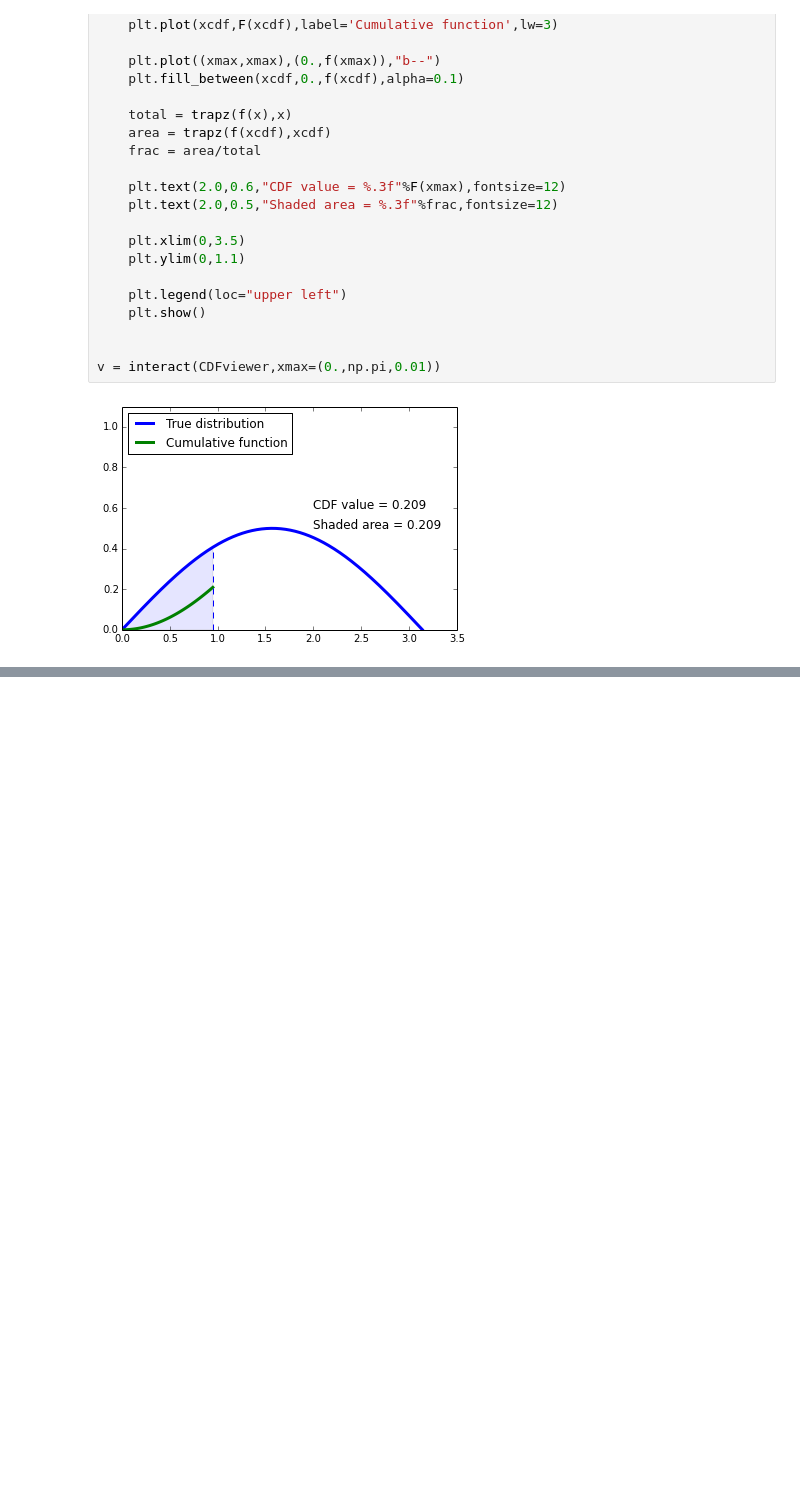
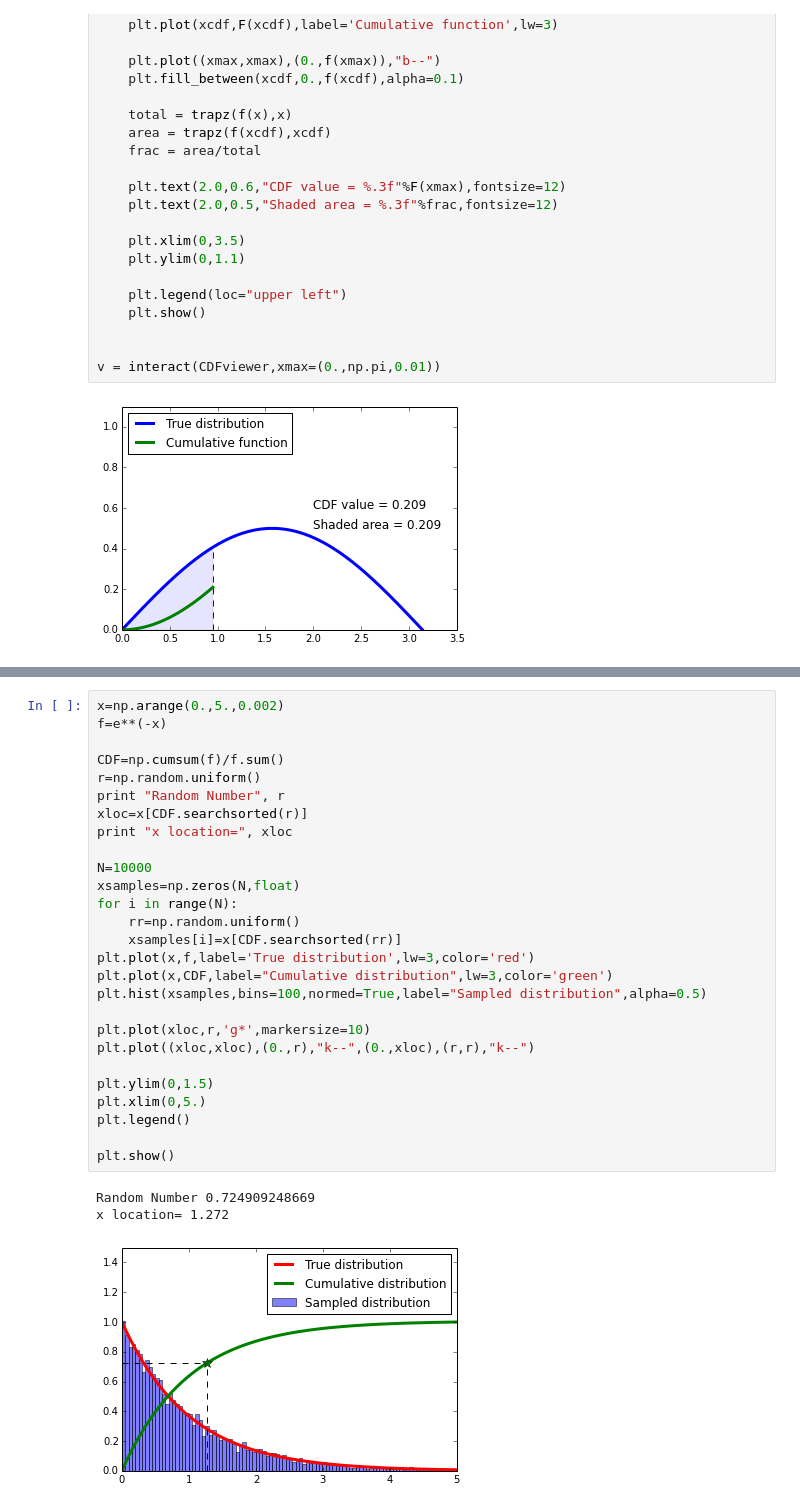
Before and after one commit to jvanstad/PHYS202-S14, a Jupyter notebook: SciPy/RandomAndMCTour.ipynb, the cells around one changed output, grey strips where cells are left out. Saved outputs shown, nothing was run; the diff lists cells and outputs as text; blank space fills up the shorter version.

```diff
--- a/SciPy/RandomAndMCTour.ipynb
+++ b/SciPy/RandomAndMCTour.ipynb
@@ -91,0 +147,31 @@ v = interact(CDFviewer,xmax=(0.,np.pi,0.01))
+# %%
+x=np.arange(0.,5.,0.002)
+f=e**(-x)
+
+CDF=np.cumsum(f)/f.sum()
+r=np.random.uniform()
+print "Random Number", r
+xloc=x[CDF.searchsorted(r)]
+print "x location=", xloc
+
+N=10000
+xsamples=np.zeros(N,float)
+for i in range(N):
+    rr=np.random.uniform()
+    xsamples[i]=x[CDF.searchsorted(rr)]
+plt.plot(x,f,label='True distribution',lw=3,color='red')
+plt.plot(x,CDF,label="Cumulative distribution",lw=3,color='green')
+plt.hist(xsamples,bins=100,normed=True,label="Sampled distribution",alpha=0.5)
+
+plt.plot(xloc,r,'g*',markersize=10)
+plt.plot((xloc,xloc),(0.,r),"k--",(0.,xloc),(r,r),"k--")
+
+plt.ylim(0,1.5)
+plt.xlim(0,5.)
+plt.legend()
+
+plt.show()
+# %% [output]
+Random Number 0.724909248669
+x location= 1.272
+[figure, added]
```
Also changed, not shown: parts of 10 cells of this notebook, 1 other file.
